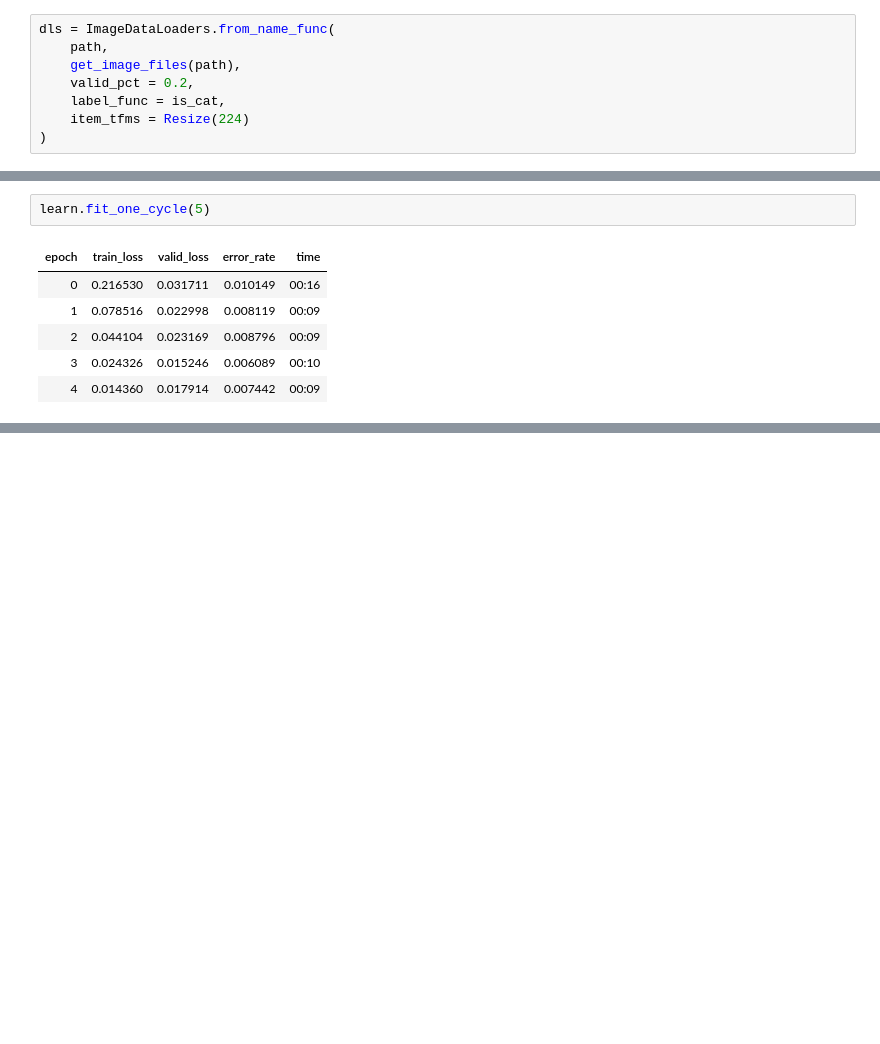
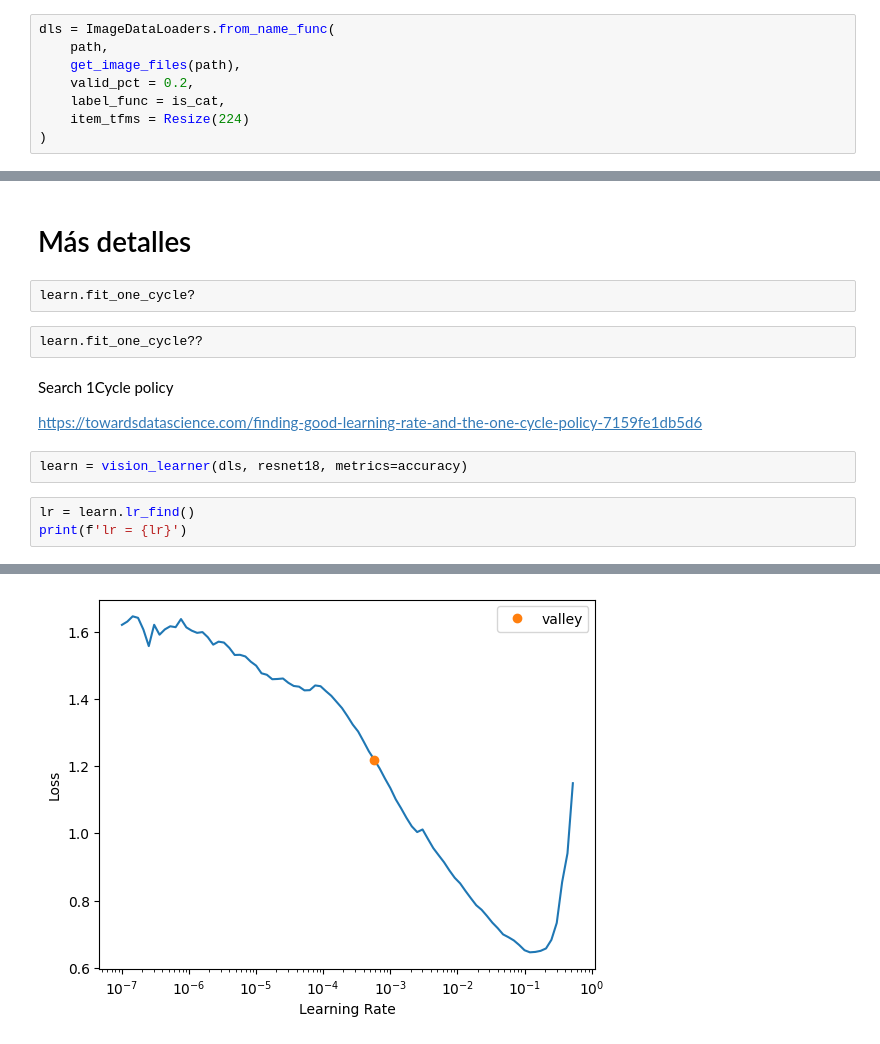
Before and after one commit to Santiago-R/aprende, a Jupyter notebook: 00_Empieza_a_jugar.ipynb, the cells around one changed output, grey strips where cells are left out. Saved outputs shown, nothing was run; the diff lists cells and outputs as text; blank space fills up the shorter version.

Commit message:
Added lr_find, fit_one_cycle exploration

```diff
--- a/00_Empieza_a_jugar.ipynb
+++ b/00_Empieza_a_jugar.ipynb
@@ -24,9 +30,16 @@ Downloading: "https://download.pytorch.org/models/resnet18-f37072fd.pth" to /roo
+# %% [markdown]
+# Más detalles
 # %%
-learn.fit_one_cycle(5)
+learn.fit_one_cycle?
-# %% [output]
-| epoch | train_loss | valid_loss | error_rate | time |
-| 0 | 0.216530 | 0.031711 | 0.010149 | 00:16 |
-| 1 | 0.078516 | 0.022998 | 0.008119 | 00:09 |
-| 2 | 0.044104 | 0.023169 | 0.008796 | 00:09 |
-| 3 | 0.024326 | 0.015246 | 0.006089 | 00:10 |
-| 4 | 0.014360 | 0.017914 | 0.007442 | 00:09 |
+# %%
+learn.fit_one_cycle??
+# %% [markdown]
+Search 1Cycle policy
+
+https://towardsdatascience.com/finding-good-learning-rate-and-the-one-cycle-policy-7159fe1db5d6
+# %%
+learn = vision_learner(dls, resnet18, metrics=accuracy)
+# %%
+lr = learn.lr_find()
+print(f'lr = {lr}')
+# %% [output]
@@ -32,0 +47 @@ learn.fit_one_cycle(5)
+[figure, added]
```
Also changed, not shown: parts of 5 cells of this notebook.
